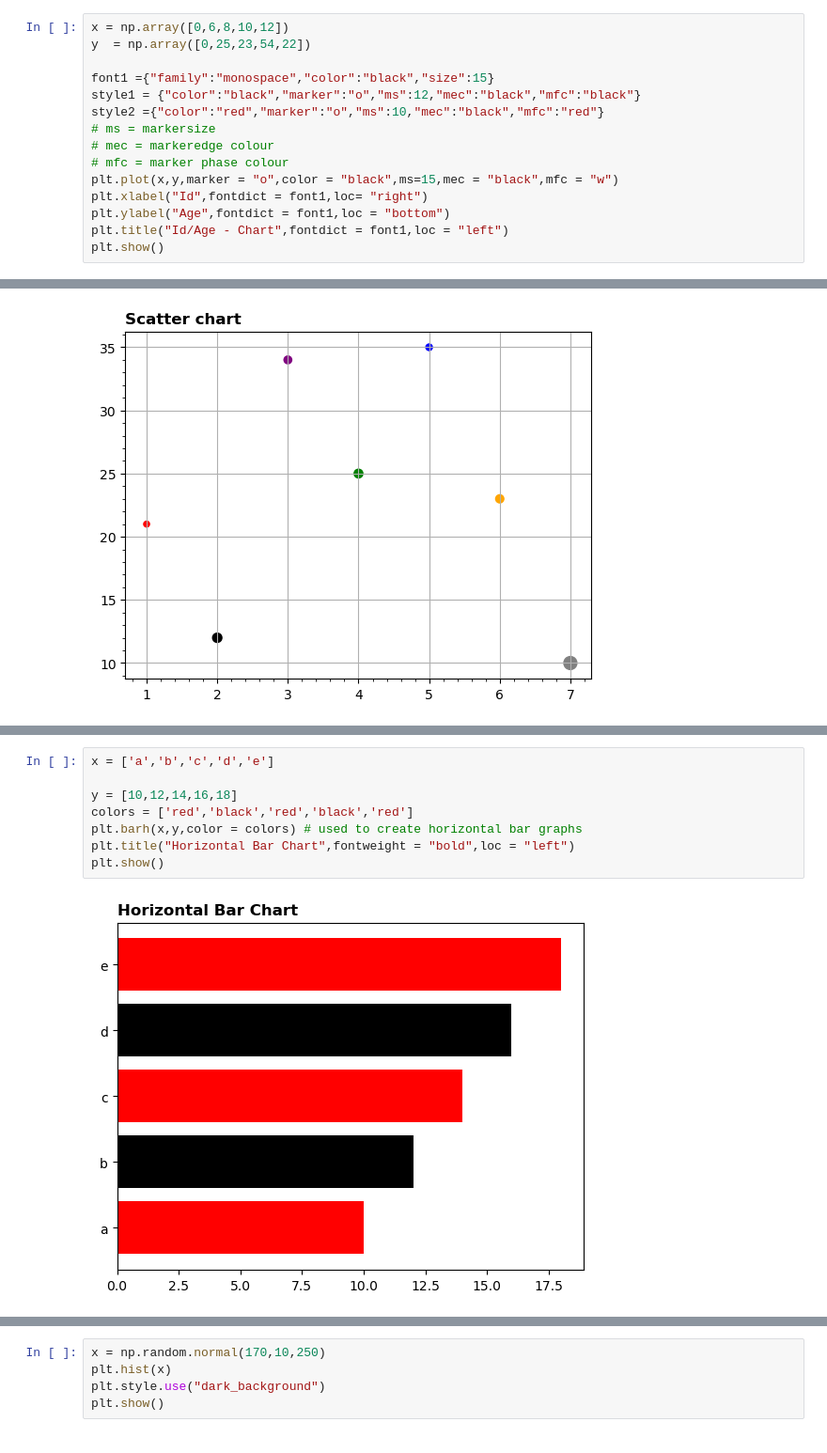
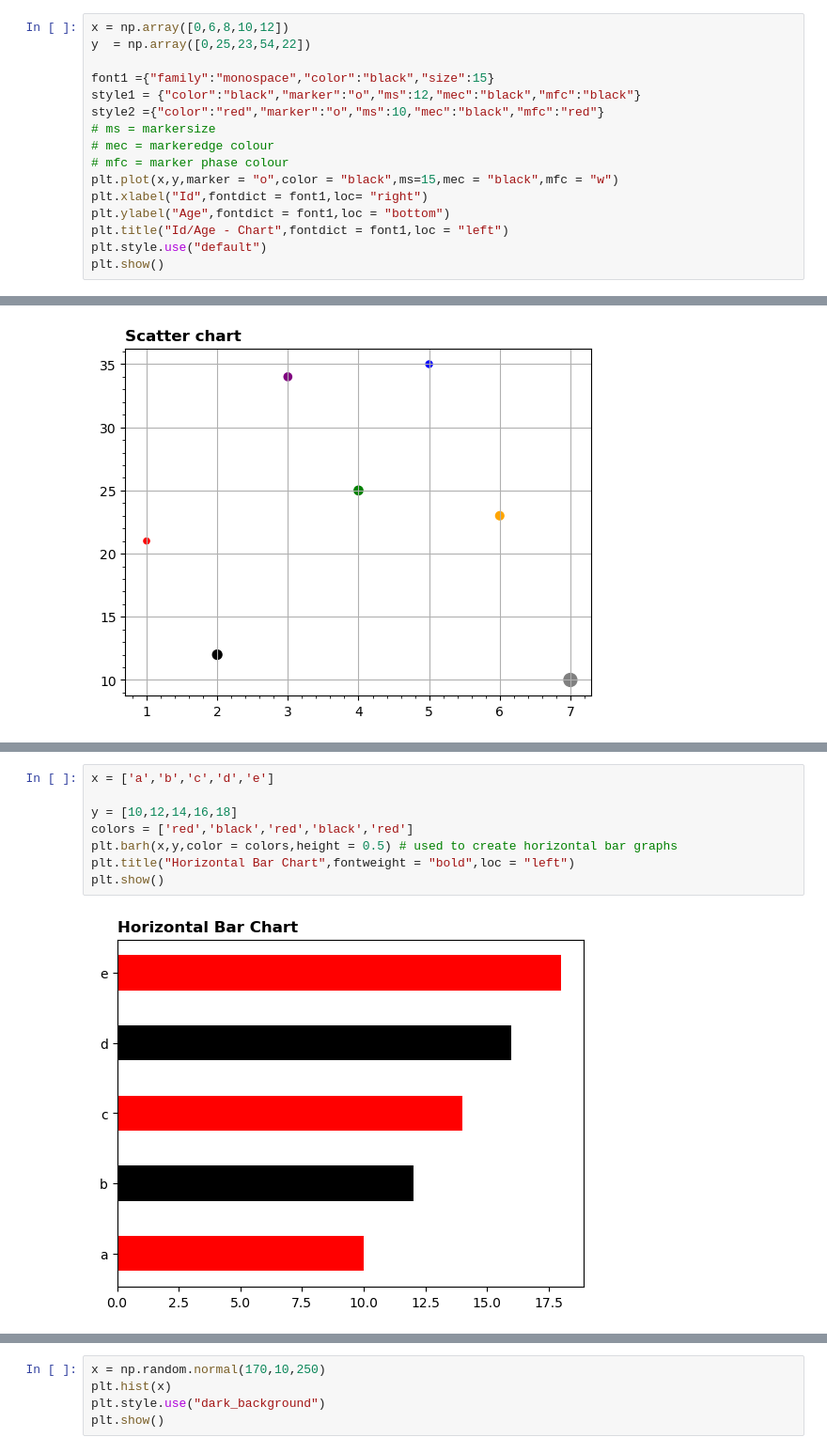
Before and after one commit to Jishnu-12/Data-analytics, a Jupyter notebook: Matplotlib/matplotlib1.ipynb, the cells around one changed output, grey strips where cells are left out. Shown at 94% size. Saved outputs shown, nothing was run; the diff lists cells and outputs as text.

```diff
--- a/Matplotlib/matplotlib1.ipynb
+++ b/Matplotlib/matplotlib1.ipynb
@@ -29,6 +29,7 @@ plt.plot(x,y,marker = "o",color = "black",ms=15,mec = "black",mfc = "w")
 plt.xlabel("Id",fontdict = font1,loc= "right")
 plt.ylabel("Age",fontdict = font1,loc = "bottom")
 plt.title("Id/Age - Chart",fontdict = font1,loc = "left")
+plt.style.use("default")
 plt.show()
 # %% [output]
 [figure]
@@ -150,13 +152,13 @@ plt.show()
 # %%
 x = ['a','b','c','d','e']
 
 y = [10,12,14,16,18]
 colors = ['red','black','red','black','red']
-plt.barh(x,y,color = colors) # used to create horizontal bar graphs
+plt.barh(x,y,color = colors,height = 0.5) # used to create horizontal bar graphs
 plt.title("Horizontal Bar Chart",fontweight = "bold",loc = "left")
 plt.show()
 # %% [output]
-[figure, old version]
+[figure, new version]
 # %%
 x = ['a','b','c','d']
 y = [2,4,6,8]
```
Also changed, not shown: parts of 3 cells of this notebook, 6 other files.
